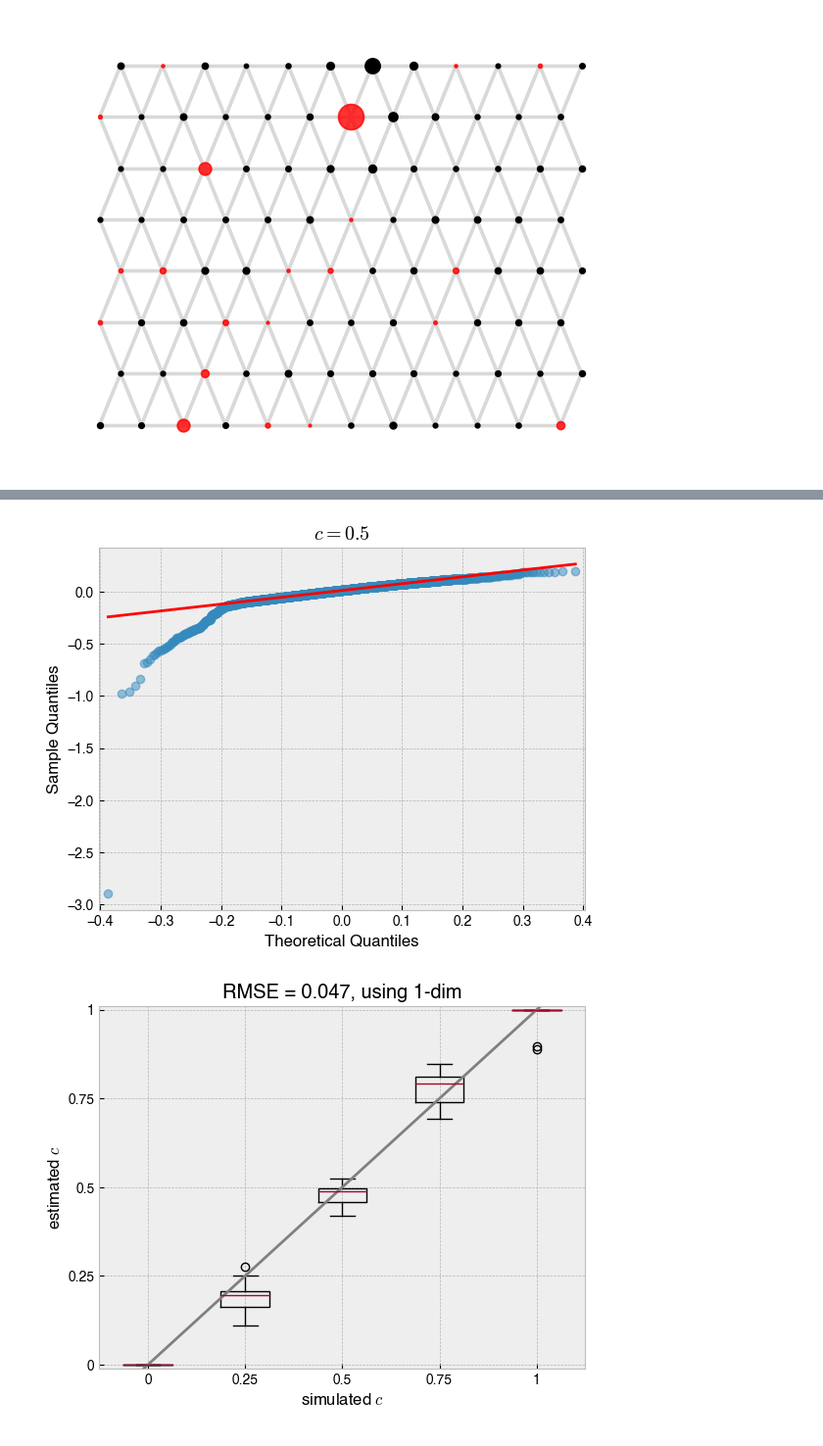
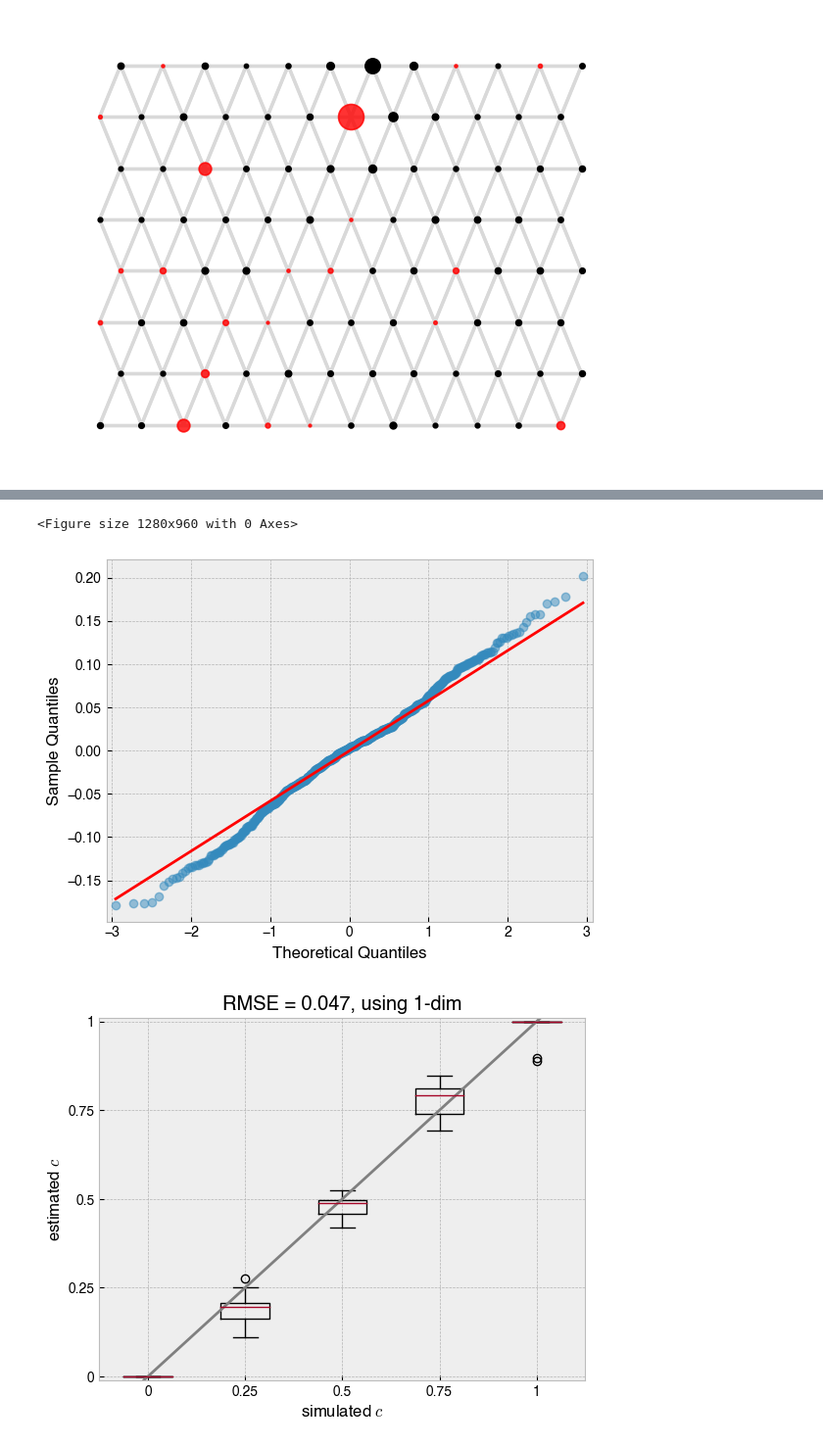
Before and after one commit to NovembreLab/feems, a Jupyter notebook: docs/notebooks/est-long-range.ipynb, the cells around one changed output, grey strips where cells are left out. Shown at 98% size. Cells and saved outputs as stored; diff of their text form; code cells hidden in the pictures.

```diff
--- a/docs/notebooks/est-long-range.ipynb
+++ b/docs/notebooks/est-long-range.ipynb
@@ -937,0 +1220,28 @@ v.draw_arrow([(51,44)],0.5);
+# %%
+# obj.lamb = 5e-1; obj.alpha = 1/sp_graph.w0.mean(); obj.lamb_q = 1.; obj.alpha_q = 1/sp_graph.s2.mean()
+# %timeit sp.optimize.minimize_scalar(obj.eems_neg_log_lik,args={'edge':[(51,44)],'mode':'compute'},bounds=[(0,1)])
+# %timeit sp.optimize.minimize(obj.eems_neg_log_lik,0.1,bounds=[(0,1)],tol=1e-2,method='L-BFGS-B',args={'edge':[(51,1)],'mode':'compute'})
+# newres = sp.optimize.fmin_l_bfgs_b(obj.joint_eems_neg_log_lik,x0=np.r_[np.log(obj.sp_graph.w),np.log(obj.sp_graph.s2),0.1],approx_grad=True,
+#                                          args=[{'edge':[(71,38)]}],factr=1e10,maxiter=1000,maxls=20,bounds=[(-np.inf,np.inf) for _ in range(len(sp_graph.w)+len(sp_graph.s2))]+[(0,1)])
+# print(np.exp(newres[0][:sp_graph.size()]), np.exp(newres[0][sp_graph.size():-1]), newres[0][-1])
+# %time res = coordinate_descent(obj, [(88,38)], factr=1e7)
+joint_df = pd.DataFrame(columns=['(source, dest.)', 'admix. prop.', 'log-lik', 'scaled log-lik'])
+for d in range(96):
+    if d==44:
+        continue
+    sd = (d, 44)
+    sp_graph.fit(lamb=1.5,optimize_q='n-dim',lamb_q=.5)
+    try:
+        sp_graph.fit(lamb=1.5,long_range_edges=[sd],optimize_q='n-dim',option='onlyc')
+    except:
+        print(d)
+        sp_graph.fit(lamb=15.,optimize_q='n-dim',lamb_q=5.)
+        sp_graph.fit(lamb=15.,long_range_edges=[sd],lamb_q=5.,optimize_q='n-dim',option='onlyc')
+    joint_df.loc[len(joint_df)] = [sd, sp_graph.c[0], -obj.eems_neg_log_lik(sp_graph.c, {'edge':sp_graph.edge,'mode':'compute'}), 0]
+joint_df['scaled log-lik'] = joint_df['log-lik'] - np.max(joint_df['log-lik'])
+
+# %time sp_graph.fit(lamb=1.5,long_range_edges=[(51,44)],optimize_q='n-dim',lamb_q=0.5,option='onlyc'); print(sp_graph.c)
+# obj.eems_neg_log_lik(sp_graph.c, {'edge':sp_graph.edge,'mode':'compute'})
+# res
+# print(res[1], sp_graph.c)
+# np.corrcoef(sp_graph.w, np.exp(newres[0][:len(sp_graph.w)]))
@@ -1006,18 +1414,20 @@ for iNm, Nm in enumerate([(100,1e-4),(100,1e-3),(100,1e-2)]):
 # %%
 ## starting fresh with a simple 6x6 grid to see if the computed log-lik from FEEMS is correlated with my function
 # n_rows, n_columns = 6, 6
-# graph_def, coord_def, grid_def, edge_def = setup_graph(n_rows=n_rows, n_columns=n_columns, corridor_w=1, barrier_w=1, barrier_prob=1.0, corridor_left_prob=1., corridor_right_prob=1., barrier_startpt=5, barrier_endpt=10, n_samples_per_node=30)
+# graph_def, coord_def, grid_def, edge_def = setup_graph(n_rows=n_rows, n_columns=n_columns, corridor_w=0.1, barrier_w=0.1, barrier_prob=1.0,
+#                                                        corridor_left_prob=1., corridor_right_prob=1., barrier_startpt=5, barrier_endpt=10, n_samples_per_node=20)
 
 # lrn = [(8,27)] # lrn=[(23,92),(101,36)]
-# gen_test_36_adm = simulate_genotypes_w_admixture(graph_def, target_n_snps=500, n_print=100, mu=1, long_range_nodes=[(32,2)], admixture_props=[0.0], time_of_adm=[0.000001])
+# gen_test_36_adm = simulate_genotypes_w_admixture(graph_def, target_n_snps=500, n_print=100, mu=1, long_range_nodes=lrn, n_e=np.repeat(1,8*12),
+#                                                  admixture_props=[0.], time_of_adm=[0.000001])
 # gen_test_80_adm = simulate_genotypes_w_admixture(graph_def, target_n_snps=1200, n_print=1000, mu=1e-3, long_range_nodes=[(23,56)], admixture_props=[0.6], time_of_adm=[10], Ne=1000) # Ne=1,100,1000,10000: 1.5mins
 # gen_test_128 = simulate_genotypes(graph_def, target_n_snps=1500, n_print=1000, mu=1)
 # sp_graph = FEEMSmix_SpatialGraph(gen_test_36_adm, coord_def, grid_def, edge_def)
 # sp_graph.fit(lamb=3.,optimize_q='n-dim'); obj = FEEMSmix_Objective(sp_graph); obj.inv(); obj.grad(reg=False);
 
-# fit_cov, _, emp_cov = comp_mats(obj)
-# fit_dist = cov_to_dist(fit_cov)[np.tril_indices(sp_graph.n_observed_nodes, k=-1)]
-# emp_dist = cov_to_dist(emp_cov)[np.tril_indices(sp_graph.n_observed_nodes, k=-1)]
+fit_cov, _, emp_cov = comp_mats(obj)
+fit_dist = cov_to_dist(fit_cov)[np.tril_indices(sp_graph.n_observed_nodes, k=-1)]
+emp_dist = cov_to_dist(emp_cov)[np.tril_indices(sp_graph.n_observed_nodes, k=-1)]
 
 # estcR2mat = np.zeros((16,5))
 # estcllmat = np.zeros((16,5))
@@ -1056,30 +1480,34 @@ for iNm, Nm in enumerate([(100,1e-4),(100,1e-3),(100,1e-2)]):
 # %%
 # from statsmodels.stats.diagnostic import het_white
 # from statsmodels.stats.outliers_influence import OLSInfluence as olsi
 # het_white(reswt.resid,X)
 # res.get_robustcov_results(cov_type='HC0').pvalues
 # studentized_residuals = olsi(reswt).resid_studentized
 # leverage_pts = olsi(reswt).hat_matrix_diag
 # cook_dist = olsi(reswt).cooks_distance
 
 # sm.graphics.influence_plot(reswt, alpha  = 1e-6, criterion="cooks", plot_alpha=0.5)
 # k = 61; x = np.floor(np.sqrt(2*k+0.25)-0.5).astype('int')+1; y = int(k - 0.5*x*(x-1)); print(x, y)
 # sns.residplot(x=X, y=emp_dist, lowess=True, color='grey');
 # plt.plot(fit_dist,reswt.resid,'ko',alpha=0.3); plt.plot(fit_dist,res.resid,'bx',alpha=0.3)
 # sm.OLS(emp_dist/fit_dist, fit_dist).fit().summary()
 # plt.plot(emp_dist/fit_dist,fit_dist,'ko',alpha=0.3);
 # plt.plot(fit_dist,emp_dist/fit_dist-np.mean(emp_dist/fit_dist),'ko'); plt.axhline(np.mean(emp_dist/fit_dist-np.mean(emp_dist/fit_dist)),color='grey'); plt.title(r'$c=0$'); plt.axhline(-4*np.std(emp_dist/fit_dist),color='grey',ls='--'); plt.xlabel('fit dist'); plt.ylabel('emp dist/fit dist')
 # plt.plot(fit_dist,emp_dist/fit_dist-np.mean(emp_dist/fit_dist),'ko'); plt.axhline(np.mean(emp_dist/fit_dist-np.mean(emp_dist/fit_dist)),color='grey'); plt.title(r'$c=0$'); plt.axhline(-3*np.std(emp_dist/fit_dist),color='grey',ls='--'); plt.xlabel('fit dist'); plt.ylabel('emp dist/fit dist')
 # plt.hist(emp_dist/fit_dist-np.mean(emp_dist/fit_dist),15,color='grey'); plt.axvline(-4*np.std(emp_dist/fit_dist),color='grey',ls='--')
 # np.where(emp_dist/fit_dist-np.mean(emp_dist/fit_dist)<-3*np.std(emp_dist/fit_dist))
-# sm.qqplot(np.log(emp_dist/fit_dist)-np.mean(np.log(emp_dist/fit_dist)),line='q',alpha=0.5); plt.title(r'$c=0$');
+plt.figure(dpi=200)
+sm.qqplot(np.log(emp_dist/fit_dist)-np.mean(np.log(emp_dist/fit_dist)),line='q',alpha=0.5);
+plt.savefig('/Users/vivaswatshastry/Documents/feems_ms/supfigs/qq_nolre.pdf')
+
 # sm.qqplot(np.log(emp_dist/fit_dist)-np.mean(np.log(emp_dist/fit_dist)),loc=0,scale=np.std(np.log(emp_dist/fit_dist)),line='q',alpha=0.5); plt.title(r'$c=0.5$');
 
 # plt.hist(np.log(emp_dist/fit_dist)-np.mean(np.log(emp_dist/fit_dist)),15,color='grey'); plt.axvline(-4*np.std(np.log(emp_dist/fit_dist)),color='grey',ls='--')
 
 # sp.stats.norm.cdf(np.min(emp_dist/fit_dist-np.mean(emp_dist/fit_dist)),np.mean(emp_dist/fit_dist-np.mean(emp_dist/fit_dist)),np.std(emp_dist/fit_dist))
 # %% [output]
+<Figure size 1280x960 with 0 Axes>
-[figure, old version]
+[figure, new version]
 # %%
 # plt.boxplot(estcR2mat); plt.xticks([1,2,3,4,5],['0','0.25','0.5','0.75','1']); plt.xlabel(r'simulated $c$'); plt.ylabel(r'estimated $c$'); plt.ylim((-0.01,1.01)); plt.title(r'RMSE = %.3f, joint optim w/ $L^{-1} M L^{-1,T}$'%np.round(np.sqrt(np.mean((estcR2mat-np.array([0,0.25,0.5,0.75,1]))**2)),3)); plt.yticks(np.linspace(0,1,5),labels=['0','0.25','0.5','0.75','1']); plt.show() #plt.axline((1,0),slope=0.25,color='grey');
 plt.boxplot(estcllmat); plt.xticks([1,2,3,4,5],['0','0.25','0.5','0.75','1']); plt.xlabel(r'simulated $c$'); plt.ylabel(r'estimated $c$'); plt.ylim((-0.01,1.01)); plt.title(r'RMSE = {}, using 1-dim'.format(np.round(np.sqrt(np.mean((estcllmat-np.array([0,0.25,0.5,0.75,1]))**2)),3))); plt.yticks(np.linspace(0,1,5),labels=['0','0.25','0.5','0.75','1']); plt.axline((1,0),slope=0.25,color='grey');
```
Also changed, not shown: parts of 31 cells of this notebook, 11 other files.
